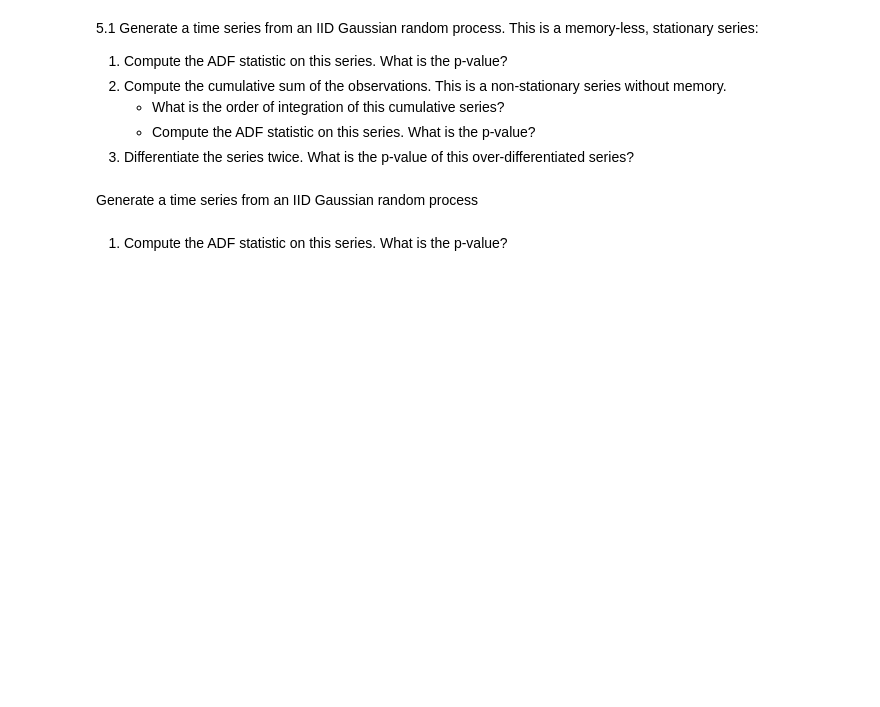
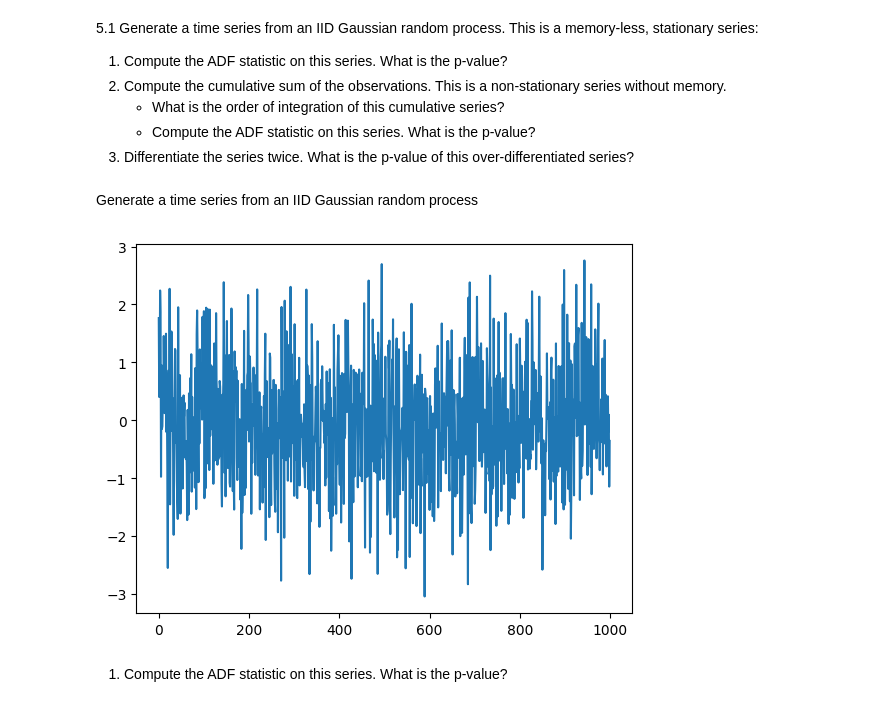
Before and after one commit to Goooo4it/Advances-in-Financial-Machine-Learning, a Jupyter notebook: 5.FFD.ipynb, the cells around one changed output. Cells and saved outputs as stored; diff of their text form; code cells hidden in the pictures; blank space fills up the shorter version.

Commit message:
add new series to test exercise 5.2

```diff
--- a/5.FFD.ipynb
+++ b/5.FFD.ipynb
@@ -188,10 +191,15 @@ Generate a time series from an IID Gaussian random process
 # %%
 n = 1000  # Number of samples
 mu = 0   # Mean of the Gaussian distribution
 sigma = 1  # Standard deviation of the Gaussian distribution
 
 # Generate IID Gaussian random process
+np.random.seed(0)
 time_series = np.random.normal(mu, sigma, n)
+plt.plot(time_series)
+plt.show()
+# %% [output]
+[figure, added]
 # %% [markdown]
 1. Compute the ADF statistic on this series. What is the p-value?
 # %%
```
Also changed, not shown: parts of 39 cells of this notebook.
